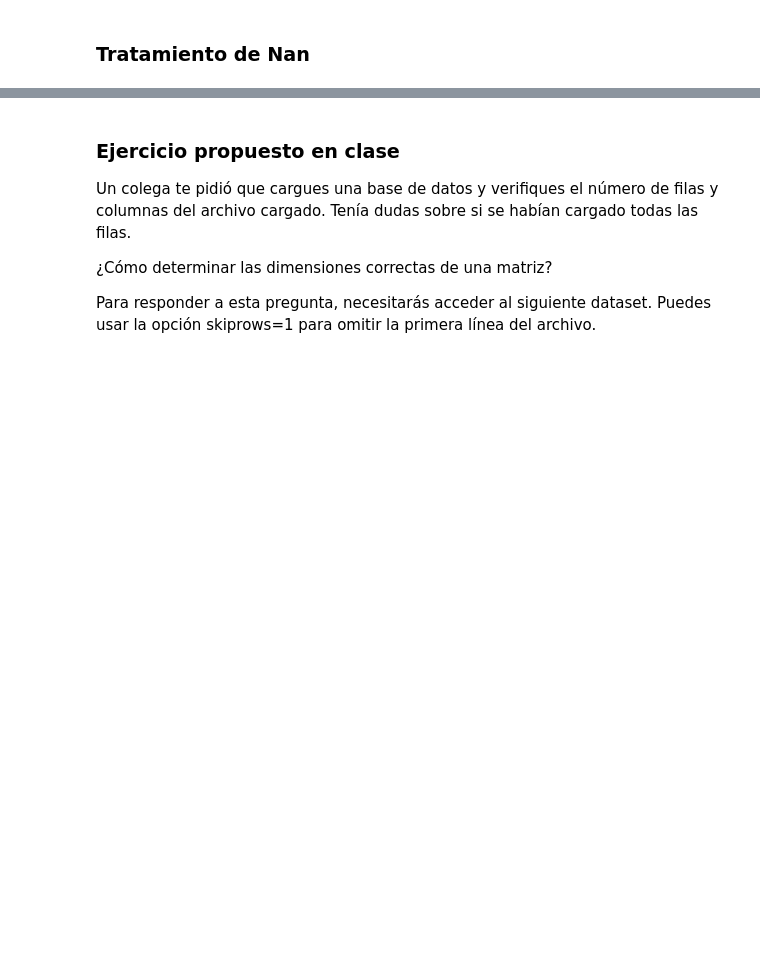
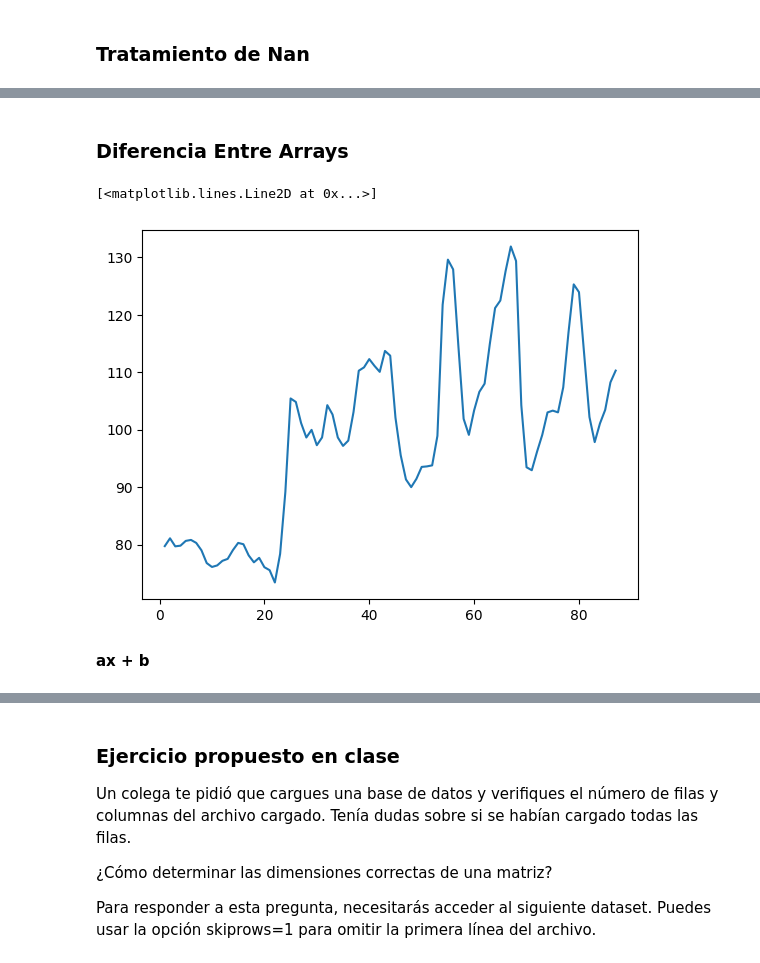
Before and after one commit to Eve113/AnalisisDeDatosEPR1, a Jupyter notebook: python_data_science_epr.ipynb, the cells around one changed output, grey strips where cells are left out. Saved outputs shown, nothing was run; the diff lists cells and outputs as text; code cells hidden in the pictures; blank space fills up the shorter version.

```diff
--- a/python_data_science_epr.ipynb
+++ b/python_data_science_epr.ipynb
@@ -364,0 +379,9 @@ np.mean(Kaliningrado)
+# %% [markdown]
+### Diferencia Entre Arrays
+# %%
+plt.plot(fechas, Moscu)
+# %% [output]
+[<matplotlib.lines.Line2D at 0x...>]
+[figure, added]
+# %% [markdown]
+**ax + b**
```
Also changed, not shown: parts of 38 cells of this notebook.
